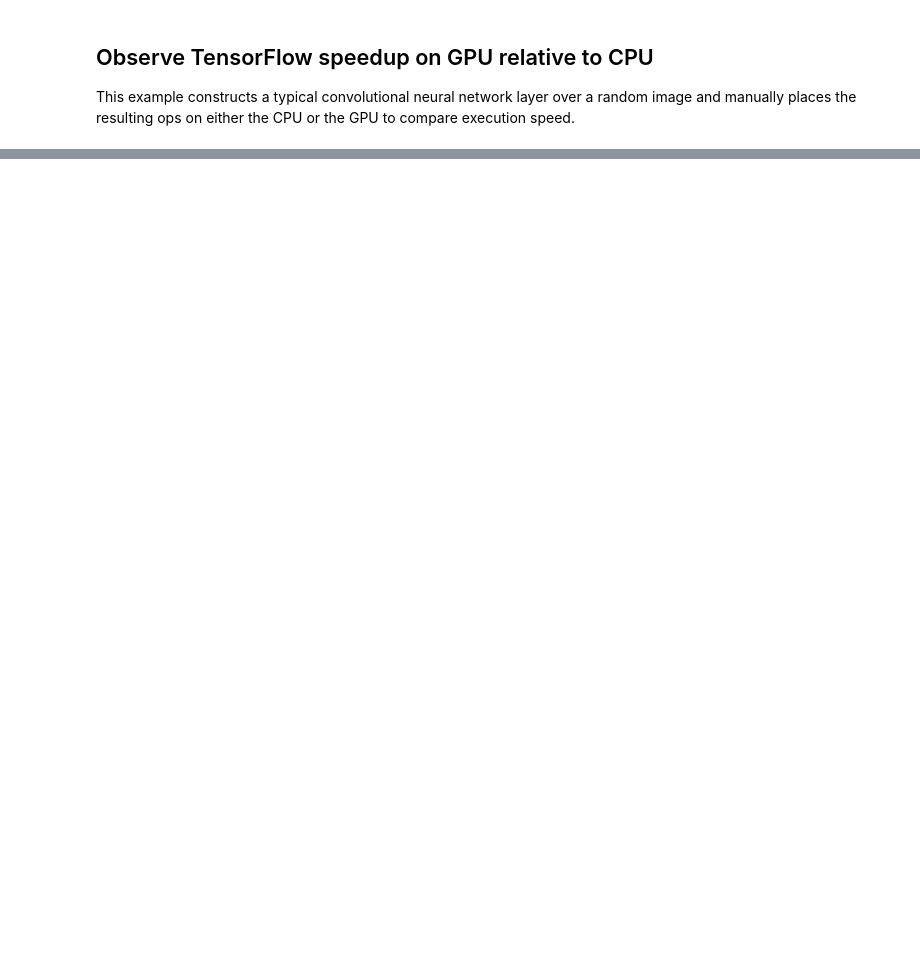
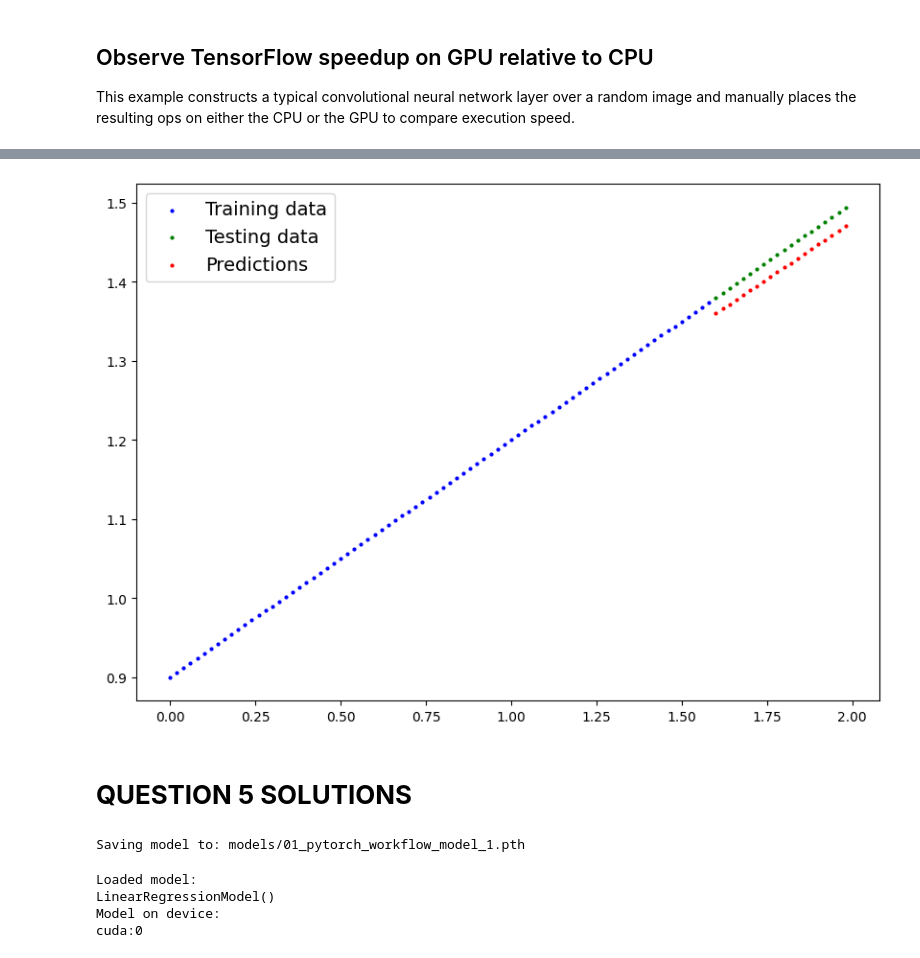
Before and after one commit to Tanimu01/ArewaDS-Deep-Learning, a Jupyter notebook: TensorFlow_with_GPU.ipynb, the cells around one changed output, grey strips where cells are left out. Saved outputs shown, nothing was run; the diff lists cells and outputs as text; code cells hidden in the pictures; blank space fills up the shorter version.

```diff
--- a/TensorFlow_with_GPU.ipynb
+++ b/TensorFlow_with_GPU.ipynb
@@ -75,0 +178,16 @@ GPU speedup over CPU: 35x
+# %%
+# Create a Linear Regression model class
+class LinearRegressionModel(nn.Module): # <- almost everything in PyTorch is a nn.Module (think of this as neural network lego blocks)
+    def __init__(self):
+        super().__init__()
+        self.weights = nn.Parameter(torch.randn(1, # <- start with random weights (this will get adjusted as the model learns)
+                                                dtype=torch.float), # <- PyTorch loves float32 by default
+                                   requires_grad=True) # <- can we update this value with gradient descent?)
+
+        self.bias = nn.Parameter(torch.randn(1, # <- start with random bias (this will get adjusted as the model learns)
+                                            dtype=torch.float), # <- PyTorch loves float32 by default
+                                requires_grad=True) # <- can we update this value with gradient descent?))
+
+    # Forward defines the computation in the model
+    def forward(self, x: torch.Tensor) -> torch.Tensor: # <- "x" is the input data (e.g. training/testing features)
+        return self.weights * x + self.bias # <- this is the linear regression formula (y = m*x + b)
@@ -75,0 +213,7 @@ GPU speedup over CPU: 35x
+# %%
+# Create loss function
+loss_fn = nn.L1Loss()
+
+# Create optimizer
+optimizer = torch.optim.SGD(params=model_1.parameters(), # optimize newly created model's parameters
+                            lr=0.01)
@@ -75,0 +281,8 @@ GPU speedup over CPU: 35x
+# %%
+# Turn model into evaluation mode
+model_1.eval()
+
+# Make predictions on the test data
+with torch.inference_mode():
+    y_preds = model_1(X_test)
+y_preds
@@ -75,0 +310,43 @@ GPU speedup over CPU: 35x
+# %%
+# plot_predictions(predictions=y_preds) # -> won't work... data not on CPU
+
+# Put data on the CPU and plot it
+plot_predictions(predictions=y_preds.cpu())
+# %% [output]
+[figure, added]
+# %% [markdown]
+# **QUESTION 5 SOLUTIONS**
+# %%
+from pathlib import Path
+
+# 1. Create models directory
+MODEL_PATH = Path("models")
+MODEL_PATH.mkdir(parents=True, exist_ok=True)
+
+# 2. Create model save path
+MODEL_NAME = "01_pytorch_workflow_model_1.pth"
+MODEL_SAVE_PATH = MODEL_PATH / MODEL_NAME
+
+# 3. Save the model state dict
+print(f"Saving model to: {MODEL_SAVE_PATH}")
+torch.save(obj=model_1.state_dict(), # only saving the state_dict() only saves the models learned parameters
+           f=MODEL_SAVE_PATH)
+# %% [output]
+Saving model to: models/01_pytorch_workflow_model_1.pth
+# %%
+# Instantiate a fresh instance of LinearRegressionModelV2
+loaded_model_1 = LinearRegressionModel()
+
+# Load model state dict
+loaded_model_1.load_state_dict(torch.load(MODEL_SAVE_PATH))
+
+# Put model to target device (if your data is on GPU, model will have to be on GPU to make predictions)
+loaded_model_1.to(device)
+
+print(f"Loaded model:\n{loaded_model_1}")
+print(f"Model on device:\n{next(loaded_model_1.parameters()).device}")
+# %% [output]
+Loaded model:
+LinearRegressionModel()
+Model on device:
+cuda:0
```
Also changed, not shown: parts of 16 cells of this notebook.
